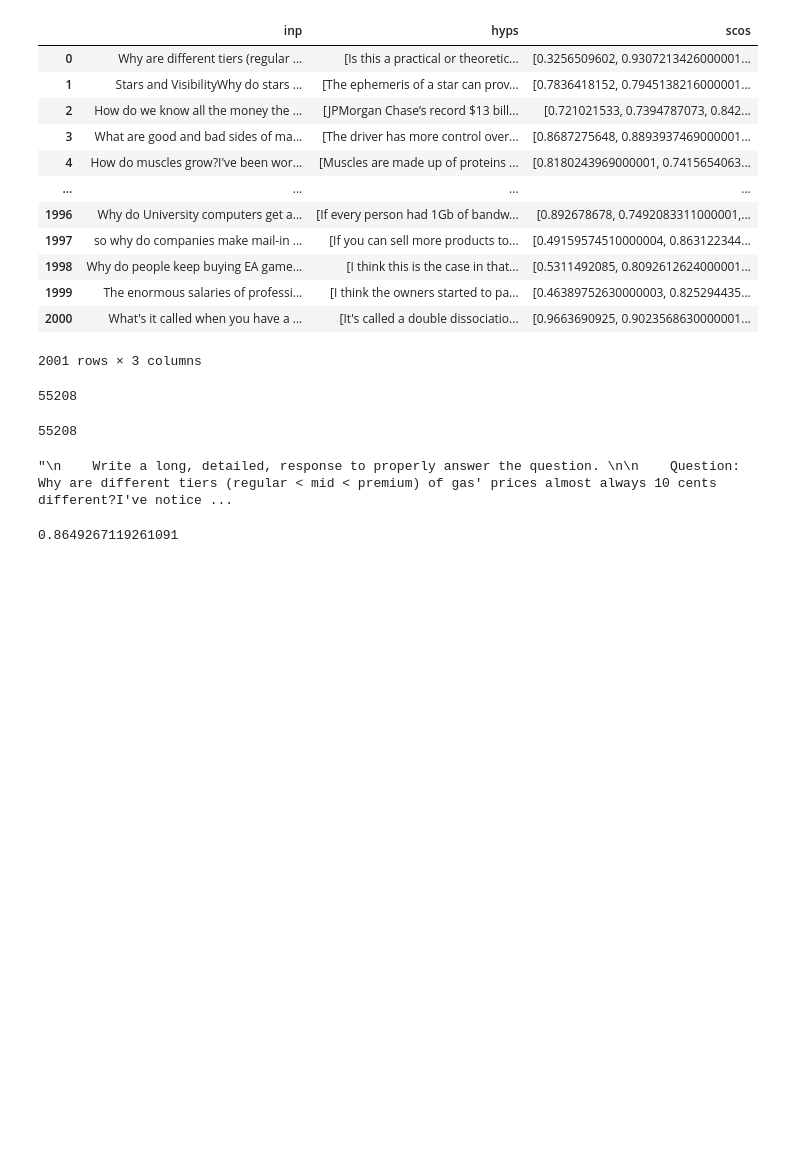
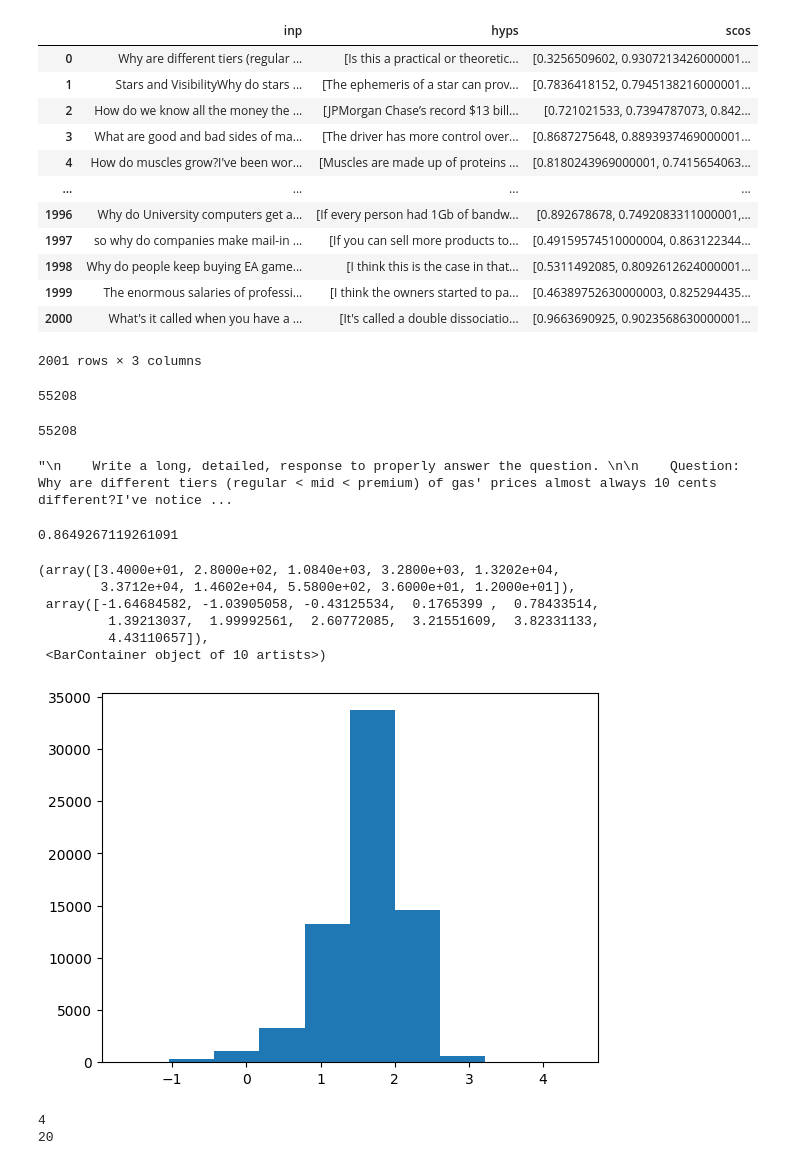
Before and after one commit to PrasannS/tfr-decoding, a Jupyter notebook: process_rawdata.ipynb, the cells around one changed output. Saved outputs shown, nothing was run; the diff lists cells and outputs as text; code cells hidden in the pictures; blank space fills up the shorter version.

```diff
--- a/process_rawdata.ipynb
+++ b/process_rawdata.ipynb
@@ -236,0 +171,15 @@ df_new = df_new.drop('hyp_pairs', axis=1)
+# %%
+plt.hist(fulldf.sco)
+# %% [output]
+(array([3.4000e+01, 2.8000e+02, 1.0840e+03, 3.2800e+03, 1.3202e+04,
+        3.3712e+04, 1.4602e+04, 5.5800e+02, 3.6000e+01, 1.2000e+01]),
+ array([-1.64684582, -1.03905058, -0.43125534,  0.1765399 ,  0.78433514,
+         1.39213037,  1.99992561,  2.60772085,  3.21551609,  3.82331133,
+         4.43110657]),
+ <BarContainer object of 10 artists>)
+[figure, added]
+# %%
+fulldf = random_prefix_dataframe(alldfs)
+# %% [output]
+4
+20
```
Also changed, not shown: parts of 16 cells of this notebook, 6 other files.
